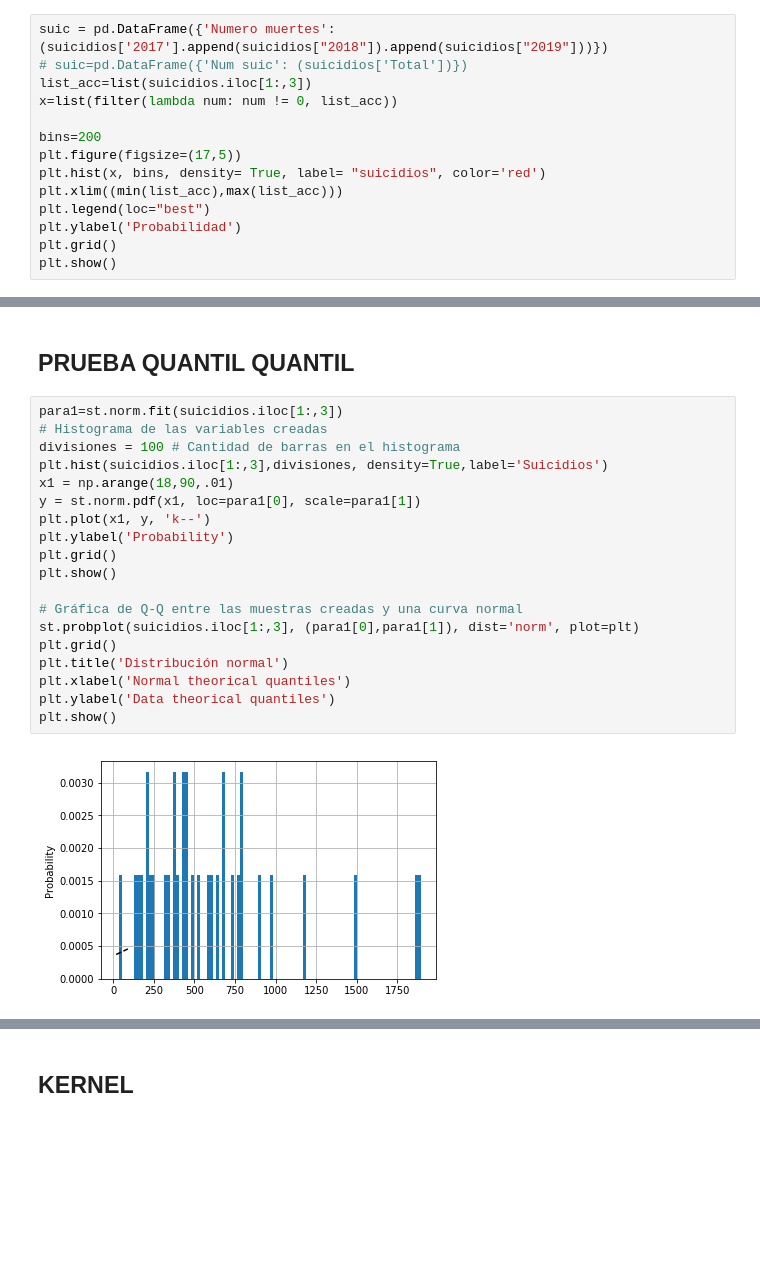
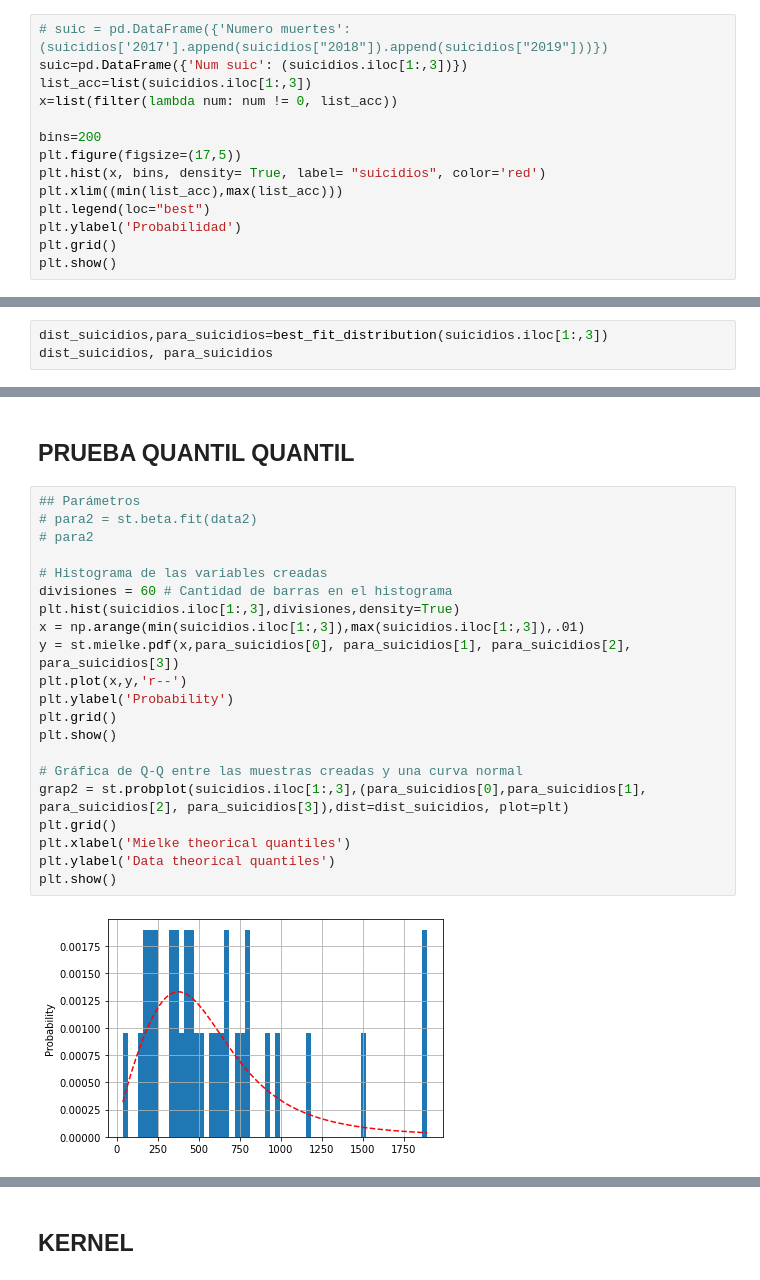
Before and after one commit to BetsyTorres/Proyecto_TorresBetsy_AntonKarla, a Jupyter notebook: Proy_Final.ipynb, the cells around one changed output, grey strips where cells are left out. Drawn from its saved outputs; the diff is of its cells as text; blank space fills up the shorter version.

```diff
--- a/Proy_Final.ipynb
+++ b/Proy_Final.ipynb
@@ -158,6 +152,6 @@ Media de suicidios: 1176.5714285714287 Desviación estd. Suicidios: 3406.6540362
 # %%
-suic = pd.DataFrame({'Numero muertes': (suicidios['2017'].append(suicidios["2018"]).append(suicidios["2019"]))})
-# suic=pd.DataFrame({'Num suic': (suicidios['Total'])})
+# suic = pd.DataFrame({'Numero muertes': (suicidios['2017'].append(suicidios["2018"]).append(suicidios["2019"]))})
+suic=pd.DataFrame({'Num suic': (suicidios.iloc[1:,3])})
 list_acc=list(suicidios.iloc[1:,3])
 x=list(filter(lambda num: num != 0, list_acc))
 
@@ -234,0 +231,3 @@ best_fit_distribution(suicidios['Total'])
+# %%
+dist_suicidios,para_suicidios=best_fit_distribution(suicidios.iloc[1:,3])
+dist_suicidios, para_suicidios
@@ -237,23 +239,25 @@ Tenemos que el mejor ajuste para nuestros datos es una distribución normal con
 # %% [markdown]
 ## PRUEBA QUANTIL QUANTIL
 # %%
-para1=st.norm.fit(suicidios.iloc[1:,3])
+## Parámetros
+# para2 = st.beta.fit(data2)
+# para2
+
 # Histograma de las variables creadas
-divisiones = 100 # Cantidad de barras en el histograma
-plt.hist(suicidios.iloc[1:,3],divisiones, density=True,label='Suicidios')
-x1 = np.arange(18,90,.01)
-y = st.norm.pdf(x1, loc=para1[0], scale=para1[1])
-plt.plot(x1, y, 'k--')
+divisiones = 60 # Cantidad de barras en el histograma
+plt.hist(suicidios.iloc[1:,3],divisiones,density=True)
+x = np.arange(min(suicidios.iloc[1:,3]),max(suicidios.iloc[1:,3]),.01)
+y = st.mielke.pdf(x,para_suicidios[0], para_suicidios[1], para_suicidios[2], para_suicidios[3])
+plt.plot(x,y,'r--')
 plt.ylabel('Probability')
 plt.grid()
 plt.show()
 
 # Gráfica de Q-Q entre las muestras creadas y una curva normal
-st.probplot(suicidios.iloc[1:,3], (para1[0],para1[1]), dist='norm', plot=plt)
+grap2 = st.probplot(suicidios.iloc[1:,3],(para_suicidios[0],para_suicidios[1], para_suicidios[2], para_suicidios[3]),dist=dist_suicidios, plot=plt)
 plt.grid()
-plt.title('Distribución normal')
-plt.xlabel('Normal theorical quantiles')
+plt.xlabel('Mielke theorical quantiles')
 plt.ylabel('Data theorical quantiles')
 plt.show()
 # %% [output]
-[figure, old version]
+[figure, new version]
```
Also changed, not shown: parts of 17 cells of this notebook.
